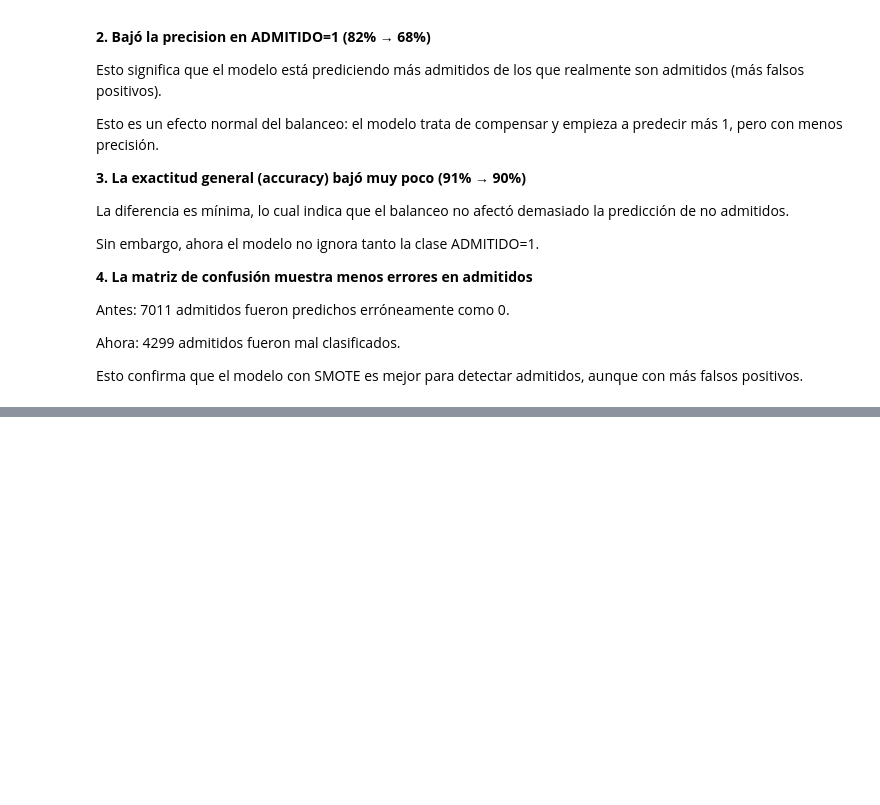
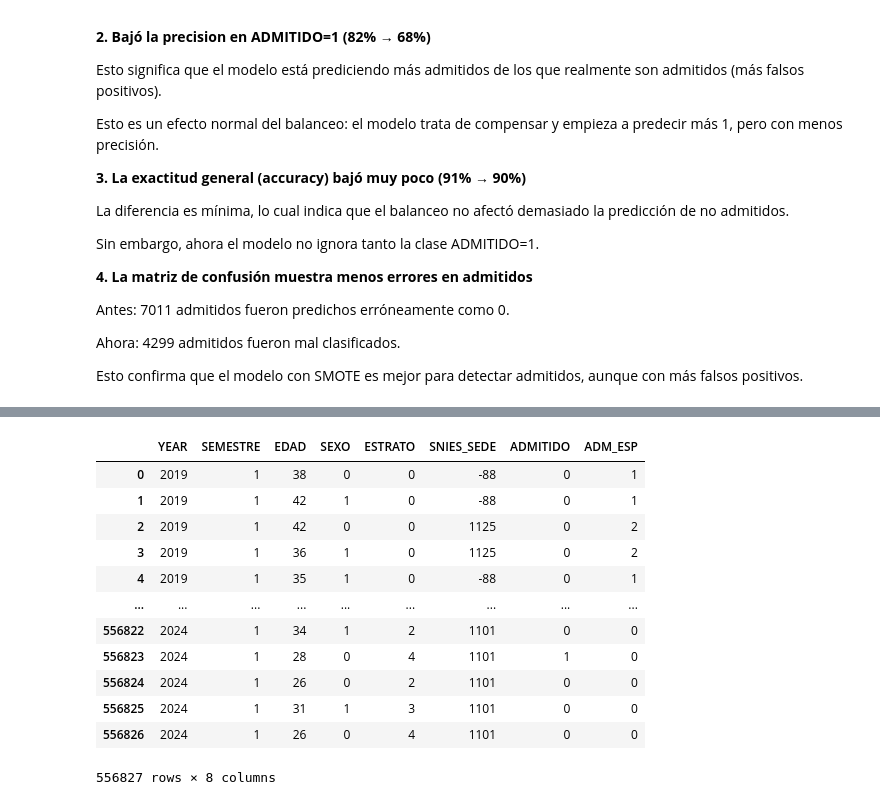
Before and after one commit to 10scar/Proyecto-ABD-2024-2, a Jupyter notebook: ALM.ipynb, the cells around one changed output, grey strips where cells are left out. Cells and saved outputs as stored; diff of their text form; code cells hidden in the pictures; blank space fills up the shorter version.

```diff
--- a/ALM.ipynb
+++ b/ALM.ipynb
@@ -574,0 +746,19 @@ Esto confirma que el modelo con SMOTE es mejor para detectar admitidos, aunque c
+# %%
+admitidos_int_2 = admitidos_int
+admitidos_int_2 = admitidos_int_2.drop(columns=['PTOTAL'])
+# %%
+admitidos_int_2
+# %% [output]
+|  | YEAR | SEMESTRE | EDAD | SEXO | ESTRATO | SNIES_SEDE | ADMITIDO | ADM_ESP |
+| 0 | 2019 | 1 | 38 | 0 | 0 | -88 | 0 | 1 |
+| 1 | 2019 | 1 | 42 | 1 | 0 | -88 | 0 | 1 |
+| 2 | 2019 | 1 | 42 | 0 | 0 | 1125 | 0 | 2 |
+| 3 | 2019 | 1 | 36 | 1 | 0 | 1125 | 0 | 2 |
+| 4 | 2019 | 1 | 35 | 1 | 0 | -88 | 0 | 1 |
+| ... | ... | ... | ... | ... | ... | ... | ... | ... |
+| 556822 | 2024 | 1 | 34 | 1 | 2 | 1101 | 0 | 0 |
+| 556823 | 2024 | 1 | 28 | 0 | 4 | 1101 | 1 | 0 |
+| 556824 | 2024 | 1 | 26 | 0 | 2 | 1101 | 0 | 0 |
+| 556825 | 2024 | 1 | 31 | 1 | 3 | 1101 | 0 | 0 |
+| 556826 | 2024 | 1 | 26 | 0 | 4 | 1101 | 0 | 0 |
+556827 rows × 8 columns
```
Also changed, not shown: parts of 14 cells of this notebook.
